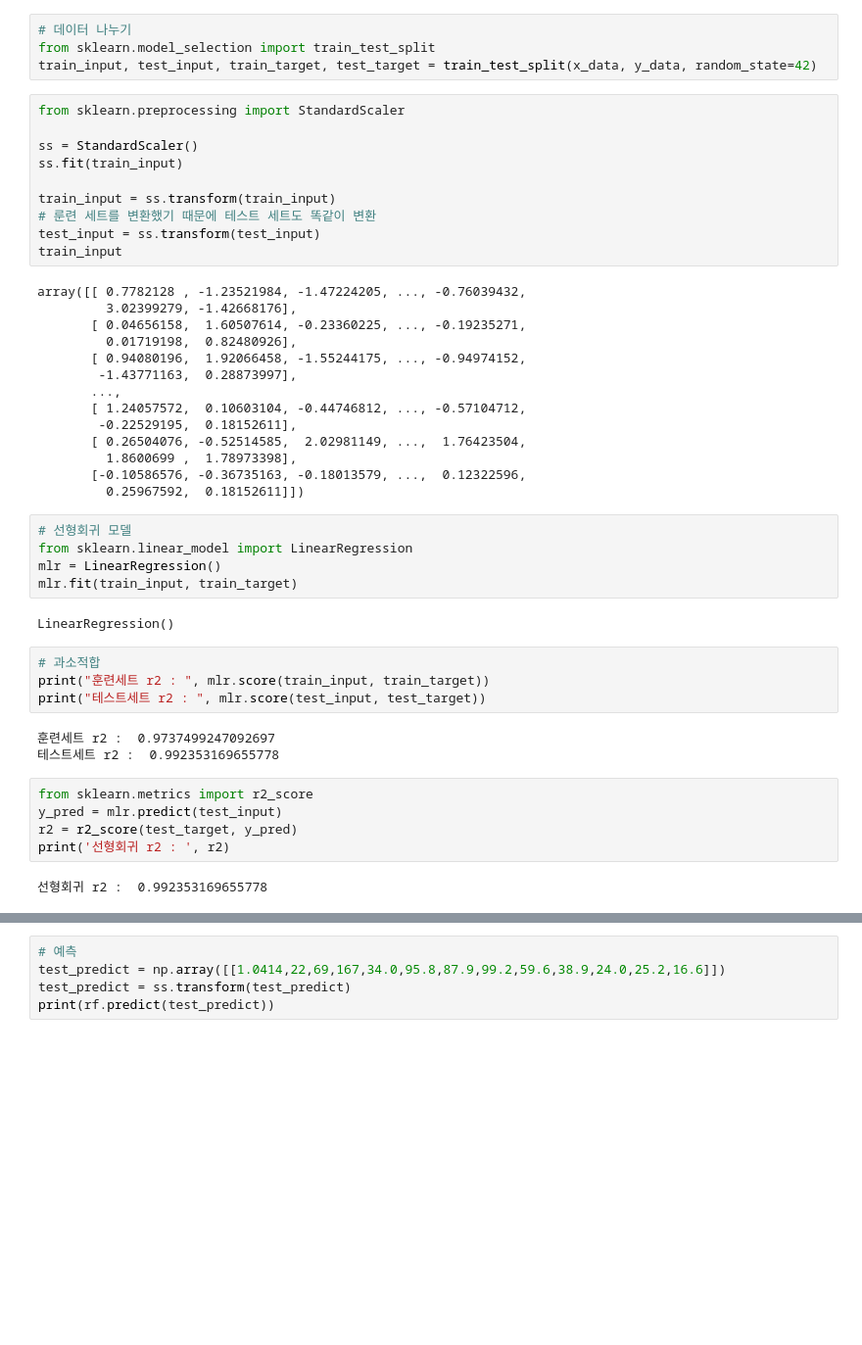
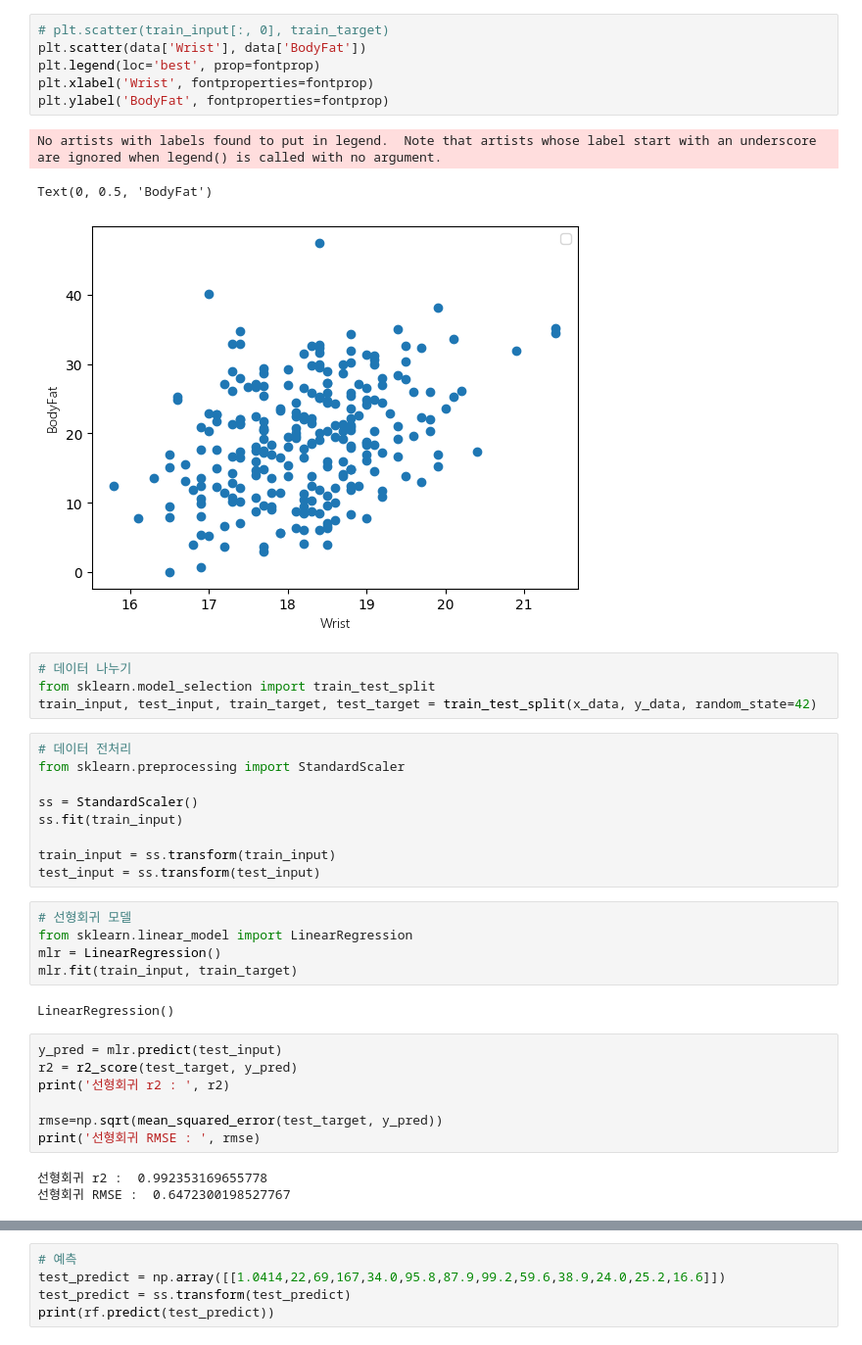
Before and after one commit to woojin0906/ML_sprint, a Jupyter notebook: model/bodyfat_test.ipynb, the cells around one changed output, grey strips where cells are left out. Shown: that part at 98% size. Drawn from its saved outputs; the diff is of its cells as text; blank space fills up the shorter version.

```diff
--- a/model/bodyfat_test.ipynb
+++ b/model/bodyfat_test.ipynb
@@ -23,31 +54,26 @@ y_data = data[['BodyFat']].to_numpy()
+# %%
+# plt.scatter(train_input[:, 0], train_target)
+plt.scatter(data['Wrist'], data['BodyFat'])
+plt.legend(loc='best', prop=fontprop)
+plt.xlabel('Wrist', fontproperties=fontprop)
+plt.ylabel('BodyFat', fontproperties=fontprop)
+# %% [output]
+No artists with labels found to put in legend.  Note that artists whose label start with an underscore are ignored when legend() is called with no argument.
+Text(0, 0.5, 'BodyFat')
+[figure, added]
 # %%
 # 데이터 나누기
 from sklearn.model_selection import train_test_split
 train_input, test_input, train_target, test_target = train_test_split(x_data, y_data, random_state=42)
 # %%
+# 데이터 전처리
 from sklearn.preprocessing import StandardScaler
 
 ss = StandardScaler()
 ss.fit(train_input)
 
 train_input = ss.transform(train_input)
-# 룬련 세트를 변환했기 때문에 테스트 세트도 똑같이 변환
 test_input = ss.transform(test_input)
-train_input
-# %% [output]
-array([[ 0.7782128 , -1.23521984, -1.47224205, ..., -0.76039432,
-         3.02399279, -1.42668176],
-       [ 0.04656158,  1.60507614, -0.23360225, ..., -0.19235271,
-         0.01719198,  0.82480926],
-       [ 0.94080196,  1.92066458, -1.55244175, ..., -0.94974152,
-        -1.43771163,  0.28873997],
-       ...,
-       [ 1.24057572,  0.10603104, -0.44746812, ..., -0.57104712,
-        -0.22529195,  0.18152611],
-       [ 0.26504076, -0.52514585,  2.02981149, ...,  1.76423504,
-         1.8600699 ,  1.78973398],
-       [-0.10586576, -0.36735163, -0.18013579, ...,  0.12322596,
-         0.25967592,  0.18152611]])
 # %%
 # 선형회귀 모델
 from sklearn.linear_model import LinearRegression
@@ -55,17 +81,13 @@ mlr = LinearRegression()
 mlr.fit(train_input, train_target)
 # %% [output]
 LinearRegression()
-# %%
-# 과소적합
-print("훈련세트 r2 : ", mlr.score(train_input, train_target))
-print("테스트세트 r2 : ", mlr.score(test_input, test_target))
-# %% [output]
-훈련세트 r2 :  0.9737499247092697
-테스트세트 r2 :  0.992353169655778
 # %%
-from sklearn.metrics import r2_score
 y_pred = mlr.predict(test_input)
 r2 = r2_score(test_target, y_pred)
 print('선형회귀 r2 : ', r2)
+
+rmse=np.sqrt(mean_squared_error(test_target, y_pred))
+print('선형회귀 RMSE : ', rmse)
 # %% [output]
 선형회귀 r2 :  0.992353169655778
+선형회귀 RMSE :  0.6472300198527767
```
Also changed, not shown: parts of 10 cells of this notebook, 1 other file.
